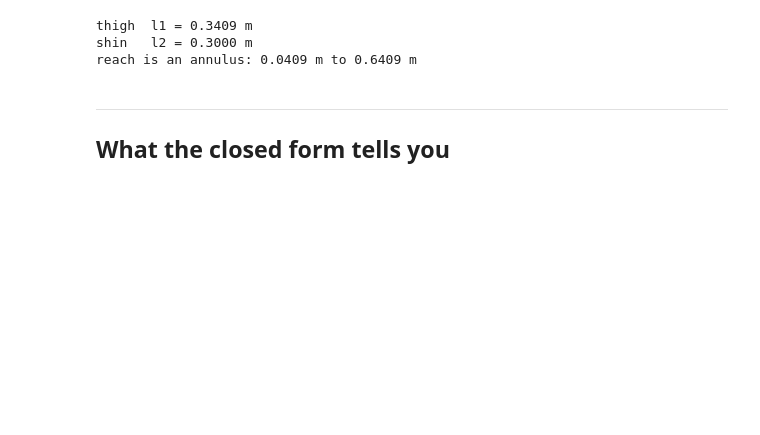
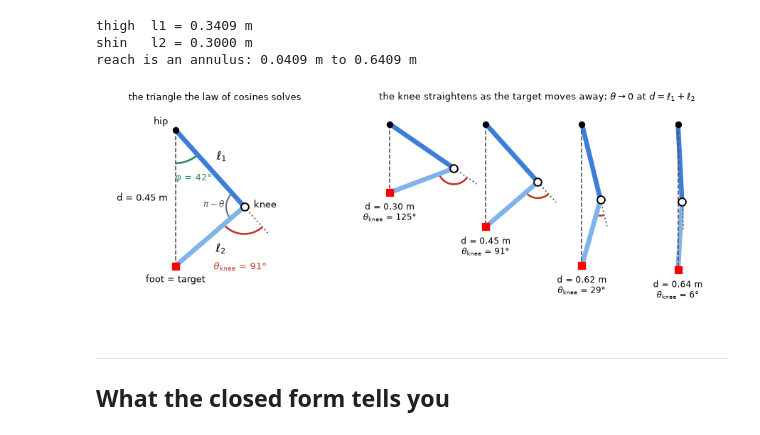
Before and after one commit to gnoejh/soc4180, a Jupyter notebook: weeks/03-inverse-kinematics/lab.ipynb, the cells around one changed output. Saved outputs shown, nothing was run; the diff lists cells and outputs as text; code cells hidden in the pictures; blank space fills up the shorter version.

```diff
--- a/weeks/03-inverse-kinematics/lab.ipynb
+++ b/weeks/03-inverse-kinematics/lab.ipynb
@@ -91,6 +96,76 @@ print(f"reach is an annulus: {abs(thigh-shin):.4f} m to {thigh+shin:.4f} m")
 thigh  l1 = 0.3409 m
 shin   l2 = 0.3000 m
 reach is an annulus: 0.0409 m to 0.6409 m
+# %%
+import matplotlib.pyplot as plt
+from matplotlib.patches import Arc
+
+def planar_leg(d, l1=thigh, l2=shin):
+    """Hip at the origin, foot straight below it, knee forward: corners and angles."""
+    phi = np.arccos((l1**2 + d**2 - l2**2) / (2 * l1 * d))        # corner at the hip
+    theta = np.arccos((d**2 - l1**2 - l2**2) / (2 * l1 * l2))     # knee joint angle, 0 = straight
+    knee = np.array([l1 * np.sin(phi), -l1 * np.cos(phi)])
+    return phi, theta, knee, np.array([0.0, -d])
+
+def draw_leg(ax, d, x0=0.0, arc_r=0.08):
+    """Thigh, shin, the dashed hip-to-foot side, and the knee joint angle: how far
+    the shin turns away from the thigh's own line (dotted)."""
+    phi, theta, knee, foot = planar_leg(d)
+    knee, foot = knee + [x0, 0], foot + [x0, 0]
+    ax.plot([x0, knee[0]], [0, knee[1]], lw=5, color="#3b7dd8", solid_capstyle="round")
+    ax.plot([knee[0], foot[0]], [knee[1], foot[1]], lw=5, color="#7fb3ea", solid_capstyle="round")
+    ax.plot([x0, foot[0]], [0, foot[1]], "--", lw=1.2, color="0.3")
+    ext = knee + 0.12 * np.array([np.sin(phi), -np.cos(phi)])       # thigh, continued past the knee
+    ax.plot([knee[0], ext[0]], [knee[1], ext[1]], ":", color="0.4")
+    ax.plot(x0, 0, "ko", ms=6, zorder=4)
+    ax.plot(*knee, "o", ms=8, color="w", mec="k", mew=1.5, zorder=4)
+    ax.plot(*foot, "rs", ms=8, zorder=4)
+    a_hip = np.degrees(np.arctan2(-knee[1], x0 - knee[0]))          # direction knee -> hip
+    a_foot = a_hip + 180 - np.degrees(theta)                        # direction knee -> foot
+    ax.add_patch(Arc(knee, 2 * arc_r, 2 * arc_r, theta1=a_foot,     # shin -> thigh's line
+                     theta2=a_hip + 180, color="#c0392b", lw=2))
+    return phi, theta, knee, foot, a_hip, a_foot
+
+deg = np.degrees
+fig, (ax0, ax1) = plt.subplots(1, 2, figsize=(9.6, 3.4), gridspec_kw={"width_ratios": [1, 1.6]})
+
+# left: one triangle with every side and corner named
+d0 = 0.45
+phi, theta, knee, foot, a_hip, a_foot = draw_leg(ax0, d0, arc_r=0.09)
+mid = np.radians((a_foot + a_hip + 180) / 2)
+ax0.text(knee[0] + 0.2 * np.cos(mid), knee[1] + 0.2 * np.sin(mid),
+         r"$\theta_{\rm knee}$" + f" = {deg(theta):.0f}°", color="#c0392b", ha="center", va="center")
+ax0.add_patch(Arc(knee, 0.12, 0.12, theta1=a_hip, theta2=a_foot, color="0.4", lw=1.5))
+mid = np.radians((a_hip + a_foot) / 2)
+ax0.text(knee[0] + 0.1 * np.cos(mid), knee[1] + 0.1 * np.sin(mid), r"$\pi - \theta$",
+         color="0.3", ha="center", va="center", fontsize=9)
+ax0.add_patch(Arc((0, 0), 0.22, 0.22, theta1=270, theta2=270 + deg(phi), color="#2e8b57", lw=2))
+mid = np.radians(270 + deg(phi) / 2)
+ax0.text(0.17 * np.cos(mid), 0.17 * np.sin(mid), r"$\varphi$" + f" = {deg(phi):.0f}°",
+         color="#2e8b57", ha="center", va="center")
+ax0.text(*(knee / 2 + 0.03 * np.array([np.cos(phi), np.sin(phi)])), r"$\ell_1$",
+         ha="left", va="bottom", fontsize=12)
+sh = foot - knee; n = np.array([-sh[1], sh[0]]) / np.linalg.norm(sh)  # outward normal of the shin
+ax0.text(*((knee + foot) / 2 + 0.03 * n), r"$\ell_2$", ha="left", va="top", fontsize=12)
+ax0.text(-0.025, -d0 / 2, f"d = {d0:.2f} m", ha="right", va="center", fontsize=10)
+ax0.annotate("hip", (0, 0), xytext=(-8, 6), textcoords="offset points", ha="right")
+ax0.annotate("knee", knee, xytext=(10, 2), textcoords="offset points", va="center")
+ax0.annotate("foot = target", foot, xytext=(0, -9), textcoords="offset points", ha="center", va="top")
+ax0.set_aspect("equal"); ax0.set_xlim(-0.24, 0.5); ax0.set_ylim(-0.6, 0.08); ax0.set_axis_off()
+ax0.set_title("the triangle the law of cosines solves", fontsize=10)
+
+# right: the same triangle for four distances, out to the straight leg
+for k, dk in enumerate((0.30, 0.45, 0.62, thigh + shin - 1e-3)):
+    x0 = 0.42 * k
+    _, th, _, ft, _, _ = draw_leg(ax1, dk, x0=x0, arc_r=0.07)
+    ax1.text(x0, ft[1] - 0.04, f"d = {dk:.2f} m\n" + r"$\theta_{\rm knee}$" + f" = {deg(th):.0f}°",
+             ha="center", va="top", fontsize=9)
+ax1.set_aspect("equal"); ax1.set_xlim(-0.16, 1.45); ax1.set_ylim(-0.82, 0.08); ax1.set_axis_off()
+ax1.set_title(r"the knee straightens as the target moves away; $\theta \to 0$ at $d = \ell_1 + \ell_2$",
+              fontsize=10)
+fig.tight_layout(); plt.show()
+# %% [output]
+[figure, added]
 # %% [markdown]
 ------------------------------------------------------------------------
 
```
Also changed, not shown: parts of 4 cells of this notebook, 2 other files.
